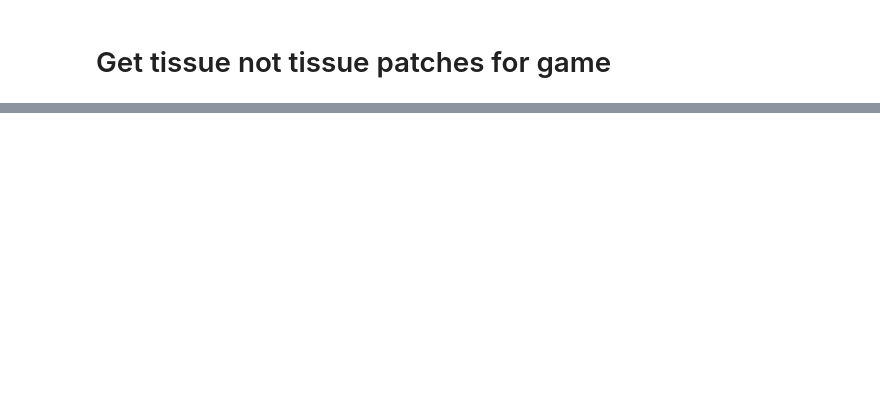
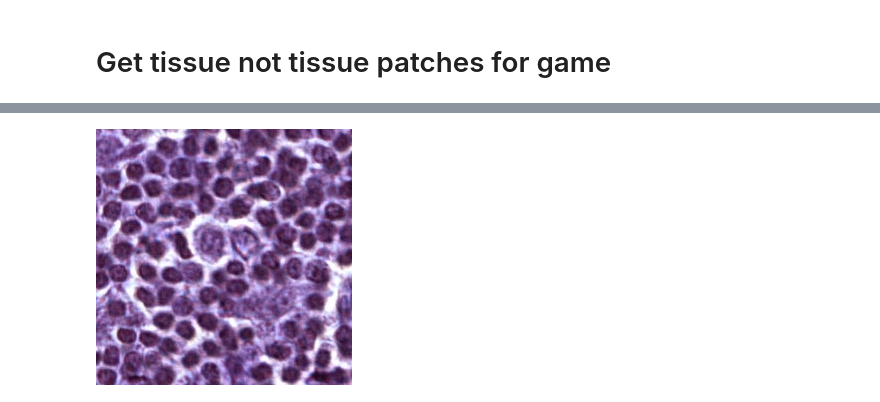
Before and after one commit to StAndrewsMedTech/repathcamelyon, a Jupyter notebook: notebooks/21-03-02-CF-tissue_test.ipynb, the cells around one changed output, grey strips where cells are left out. Saved outputs shown, nothing was run; the diff lists cells and outputs as text; code cells hidden in the pictures; blank space fills up the shorter version.

```diff
--- a/notebooks/21-03-02-CF-tissue_test.ipynb
+++ b/notebooks/21-03-02-CF-tissue_test.ipynb
@@ -352,0 +369,10 @@ Image.open(path)
+# %%
+tst2 = Image.open(normpath / normlist[im])
+import cv2
+import numpy as np
+
+tst2 = cv2.cvtColor(np.array(tst2), cv2.COLOR_BGR2RGB)
+
+Image.fromarray(np.array(tst2, dtype=np.uint8))
+# %% [output]
+[figure, added]
```
Also changed, not shown: parts of 38 cells of this notebook, 13 other files.
